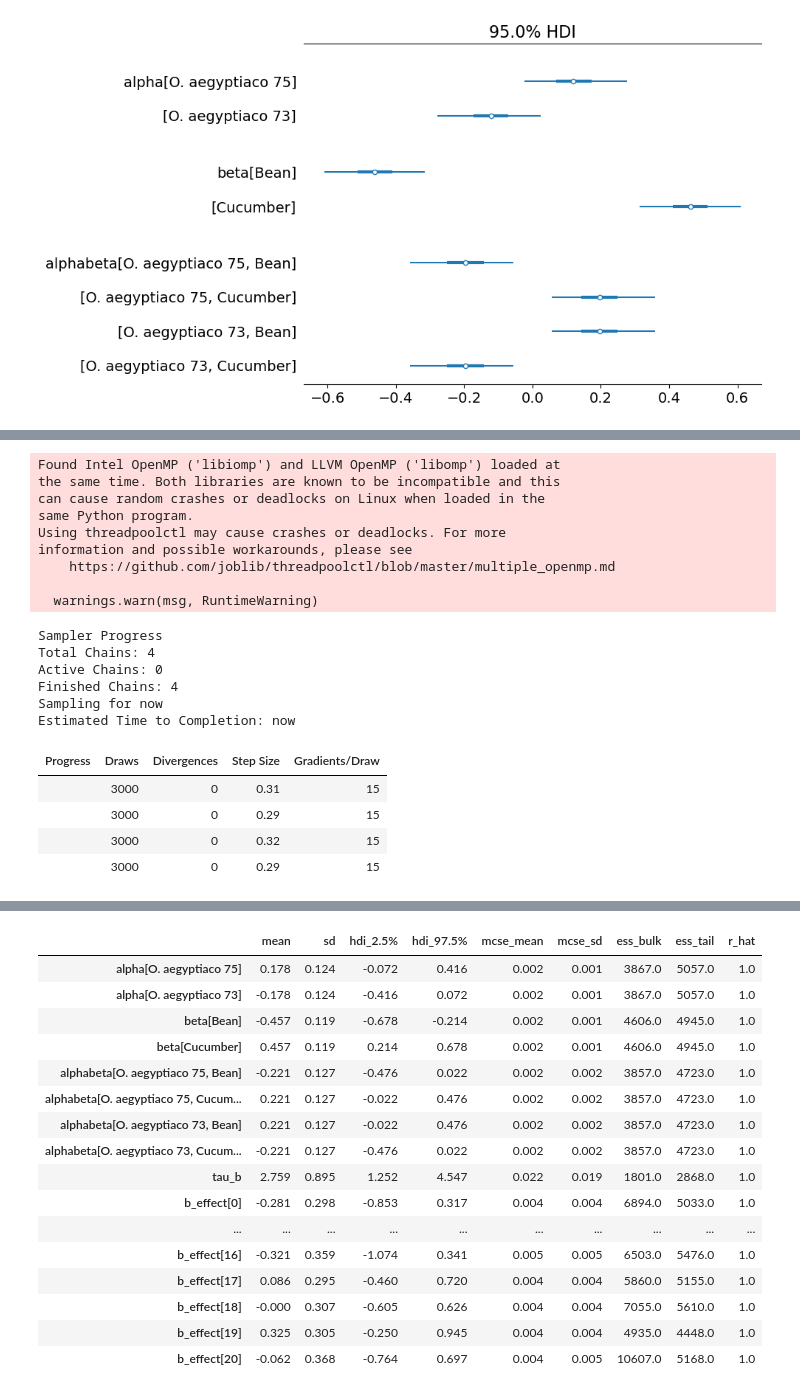
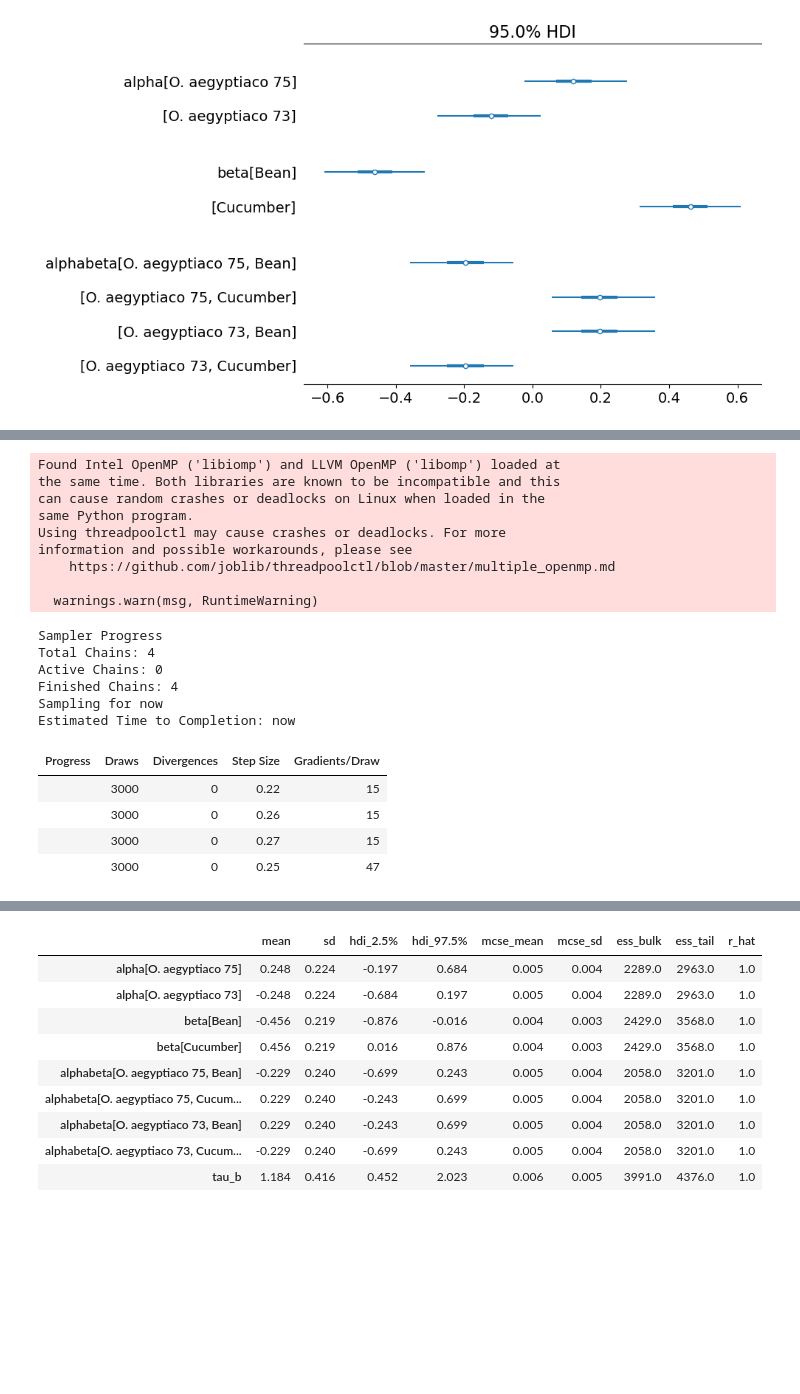
Before and after one commit to nweerasuriya/omscs, a Jupyter notebook: ISYE6420/unit_7/homework_5.ipynb, the cells around one changed output, grey strips where cells are left out. Cells and saved outputs as stored; diff of their text form; code cells hidden in the pictures; blank space fills up the shorter version.

```diff
--- a/ISYE6420/unit_7/homework_5.ipynb
+++ b/ISYE6420/unit_7/homework_5.ipynb
@@ -39,20 +34,18 @@ bpd_values = data["BPD"].to_numpy()
 with pm.Model() as hadlock_model:
     ma_shared = pm.Data("ma", ma_values)
 
-    beta_0 = pm.Normal("beta_0", mu=0, sigma=5)
-    beta_1 = pm.Normal("beta_1", mu=0, sigma=5)
+    beta_0 = pm.Normal("beta_0", mu=0, sigma=10)
+    beta_1 = pm.Normal("beta_1", mu=1, sigma=10)
 
     sigma = pm.Exponential("sigma", lam=2)
 
     # Hypothesis test for beta_1 > 8/3
     h1 = pm.Deterministic("h1", switch(gt(beta_1, 8/3), 1, 0))
-    h0 = pm.Deterministic("h0", switch(le(beta_1, 8/3), 0, 1))
+    h0 = pm.Deterministic("h0", switch(le(beta_1, 8/3), 1, 0))
 
     mu = beta_0 + beta_1 * pm.math.sqrt(ma_shared)
     # Likelihood
-    pm.Normal(
-        "bpd_obs", mu=mu, sigma=sigma, observed=bpd_values
-        )
+    pm.Normal("bpd_obs", mu=mu, sigma=sigma, observed=bpd_values)
 
     # Make an out of-sample prediction for MA = 10.5
     ma_new = 10.5
@@ -60,8 +53,10 @@ with pm.Model() as hadlock_model:
     pm.Normal("oos_pred", mu=oos_mean, sigma=sigma)
 
     # Sampling
-    trace = pm.sample(2000, random_seed=6420, target_accept=0.95, nuts_sampler="nutpie")
-    ppc = pm.sample_posterior_predictive(trace, random_seed=6420)
+    trace = pm.sample(2000, random_seed=rng, target_accept=0.95, nuts_sampler="nutpie")
+    ppc = pm.sample_posterior_predictive(trace, random_seed=rng)
+
+az.summary(trace, round_to=3)
 # %% [output]
 Found Intel OpenMP ('libiomp') and LLVM OpenMP ('libomp') loaded at
 the same time. Both libraries are known to be incompatible and this
@@ -172,7 +168,7 @@ nano_data
 with pm.Model() as wire_model:
     x_data = pm.Data("x", nano_data["x"].to_numpy())
     # Theta parameters
-    theta_1 = pm.Gamma("theta_1", alpha=6, beta=3)
+    theta_1 = pm.Gamma("theta_1", alpha=10, beta=0.5)
     theta_2 = pm.Uniform("theta_2", lower=0, upper=1)
     theta_3 = pm.Gamma("theta_3", alpha=2, beta=0.5)
     theta_4 = pm.Gamma("theta_4", alpha=2, beta=0.5)
@@ -332,8 +300,8 @@ with pm.Model(coords=coord) as germination_model:
 
     # Priors
     mu0 = pm.Normal("mu0", mu=0, sigma=1)
-    alpha = pm.ZeroSumNormal("alpha", sigma=1.0, dims="seed_variety")
-    beta = pm.ZeroSumNormal("beta", sigma=1.0, dims="root_extract")
+    alpha = pm.ZeroSumNormal("alpha", sigma=1, dims="seed_variety")
+    beta = pm.ZeroSumNormal("beta", sigma=1, dims="root_extract")
     alphabeta = pm.ZeroSumNormal(
         "alphabeta", sigma=10, dims=("seed_variety", "root_extract"), n_zerosum_axes=2
     )
@@ -433,13 +410,13 @@ with pm.Model(coords=coord) as germination_model_add_effect:
 
     # Priors
     mu0 = pm.Normal("mu0", mu=0, sigma=1)
-    alpha = pm.ZeroSumNormal("alpha", sigma=1.0, dims="seed_variety")
-    beta = pm.ZeroSumNormal("beta", sigma=1.0, dims="root_extract")
+    alpha = pm.ZeroSumNormal("alpha", sigma=1, dims="seed_variety")
+    beta = pm.ZeroSumNormal("beta", sigma=1, dims="root_extract")
     alphabeta = pm.ZeroSumNormal(
         "alphabeta", sigma=10, dims=("seed_variety", "root_extract"), n_zerosum_axes=2
     )
-    tau_b = pm.Exponential("tau_b", lam=1.0)
-    b_effect = pm.Normal("b_effect", mu=0, sigma=(1/tau_b), dims="id")
+    tau_b = pm.Exponential("tau_b", lam=5)
+    b_effect = pm.Normal("b_effect", mu=0, sigma=pm.math.sqrt(1/tau_b), dims="id")
     # Linear predictor
     mu = pm.Deterministic(
         "mu",
@@ -454,7 +431,7 @@ with pm.Model(coords=coord) as germination_model_add_effect:
     pm.Binomial("r", n=n_data, p=p, observed=r_data, dims="id")
 
     # Sampling
-    trace3_add_effect = pm.sample(2000, random_seed=6420, target_accept=0.95, nuts_sampler="nutpie")
+    trace3_add_effect = pm.sample(2000, random_seed=rng, target_accept=0.95, nuts_sampler="nutpie")
 # %% [output]
 Found Intel OpenMP ('libiomp') and LLVM OpenMP ('libomp') loaded at
 the same time. Both libraries are known to be incompatible and this
@@ -472,34 +449,27 @@ Finished Chains: 4
 Sampling for now
 Estimated Time to Completion: now
 | Progress | Draws | Divergences | Step Size | Gradients/Draw |
-|  | 3000 | 0 | 0.31 | 15 |
-|  | 3000 | 0 | 0.29 | 15 |
-|  | 3000 | 0 | 0.32 | 15 |
-|  | 3000 | 0 | 0.29 | 15 |
+|  | 3000 | 0 | 0.22 | 15 |
+|  | 3000 | 0 | 0.26 | 15 |
+|  | 3000 | 0 | 0.27 | 15 |
+|  | 3000 | 0 | 0.25 | 47 |
 # %%
 pm.model_to_graphviz(germination_model_add_effect)
 # %% [output]
 [drawing not drawn]
 # %%
-az.summary(trace3_add_effect, var_names=["alpha", "beta", "alphabeta", "tau_b", "b_effect"], hdi_prob=0.95)
+az.summary(trace3_add_effect, var_names=["alpha", "beta", "alphabeta", "tau_b"], hdi_prob=0.95)
 # %% [output]
 |  | mean | sd | hdi_2.5% | hdi_97.5% | mcse_mean | mcse_sd | ess_bulk | ess_tail | r_hat |
-| alpha[O. aegyptiaco 75] | 0.178 | 0.124 | -0.072 | 0.416 | 0.002 | 0.001 | 3867.0 | 5057.0 | 1.0 |
-| alpha[O. aegyptiaco 73] | -0.178 | 0.124 | -0.416 | 0.072 | 0.002 | 0.001 | 3867.0 | 5057.0 | 1.0 |
-| beta[Bean] | -0.457 | 0.119 | -0.678 | -0.214 | 0.002 | 0.001 | 4606.0 | 4945.0 | 1.0 |
-| beta[Cucumber] | 0.457 | 0.119 | 0.214 | 0.678 | 0.002 | 0.001 | 4606.0 | 4945.0 | 1.0 |
-| alphabeta[O. aegyptiaco 75, Bean] | -0.221 | 0.127 | -0.476 | 0.022 | 0.002 | 0.002 | 3857.0 | 4723.0 | 1.0 |
-| alphabeta[O. aegyptiaco 75, Cucum... | 0.221 | 0.127 | -0.022 | 0.476 | 0.002 | 0.002 | 3857.0 | 4723.0 | 1.0 |
-| alphabeta[O. aegyptiaco 73, Bean] | 0.221 | 0.127 | -0.022 | 0.476 | 0.002 | 0.002 | 3857.0 | 4723.0 | 1.0 |
-| alphabeta[O. aegyptiaco 73, Cucum... | -0.221 | 0.127 | -0.476 | 0.022 | 0.002 | 0.002 | 3857.0 | 4723.0 | 1.0 |
-| tau_b | 2.759 | 0.895 | 1.252 | 4.547 | 0.022 | 0.019 | 1801.0 | 2868.0 | 1.0 |
-| b_effect[0] | -0.281 | 0.298 | -0.853 | 0.317 | 0.004 | 0.004 | 6894.0 | 5033.0 | 1.0 |
-| ... | ... | ... | ... | ... | ... | ... | ... | ... | ... |
-| b_effect[16] | -0.321 | 0.359 | -1.074 | 0.341 | 0.005 | 0.005 | 6503.0 | 5476.0 | 1.0 |
-| b_effect[17] | 0.086 | 0.295 | -0.460 | 0.720 | 0.004 | 0.004 | 5860.0 | 5155.0 | 1.0 |
-| b_effect[18] | -0.000 | 0.307 | -0.605 | 0.626 | 0.004 | 0.004 | 7055.0 | 5610.0 | 1.0 |
-| b_effect[19] | 0.325 | 0.305 | -0.250 | 0.945 | 0.004 | 0.004 | 4935.0 | 4448.0 | 1.0 |
-| b_effect[20] | -0.062 | 0.368 | -0.764 | 0.697 | 0.004 | 0.005 | 10607.0 | 5168.0 | 1.0 |
+| alpha[O. aegyptiaco 75] | 0.248 | 0.224 | -0.197 | 0.684 | 0.005 | 0.004 | 2289.0 | 2963.0 | 1.0 |
+| alpha[O. aegyptiaco 73] | -0.248 | 0.224 | -0.684 | 0.197 | 0.005 | 0.004 | 2289.0 | 2963.0 | 1.0 |
+| beta[Bean] | -0.456 | 0.219 | -0.876 | -0.016 | 0.004 | 0.003 | 2429.0 | 3568.0 | 1.0 |
+| beta[Cucumber] | 0.456 | 0.219 | 0.016 | 0.876 | 0.004 | 0.003 | 2429.0 | 3568.0 | 1.0 |
+| alphabeta[O. aegyptiaco 75, Bean] | -0.229 | 0.240 | -0.699 | 0.243 | 0.005 | 0.004 | 2058.0 | 3201.0 | 1.0 |
+| alphabeta[O. aegyptiaco 75, Cucum... | 0.229 | 0.240 | -0.243 | 0.699 | 0.005 | 0.004 | 2058.0 | 3201.0 | 1.0 |
+| alphabeta[O. aegyptiaco 73, Bean] | 0.229 | 0.240 | -0.243 | 0.699 | 0.005 | 0.004 | 2058.0 | 3201.0 | 1.0 |
+| alphabeta[O. aegyptiaco 73, Cucum... | -0.229 | 0.240 | -0.699 | 0.243 | 0.005 | 0.004 | 2058.0 | 3201.0 | 1.0 |
+| tau_b | 1.184 | 0.416 | 0.452 | 2.023 | 0.006 | 0.005 | 3991.0 | 4376.0 | 1.0 |
 # %%
 az.plot_forest(
     trace3_add_effect,
```
Also changed, not shown: parts of 22 cells of this notebook, 8 other files.
